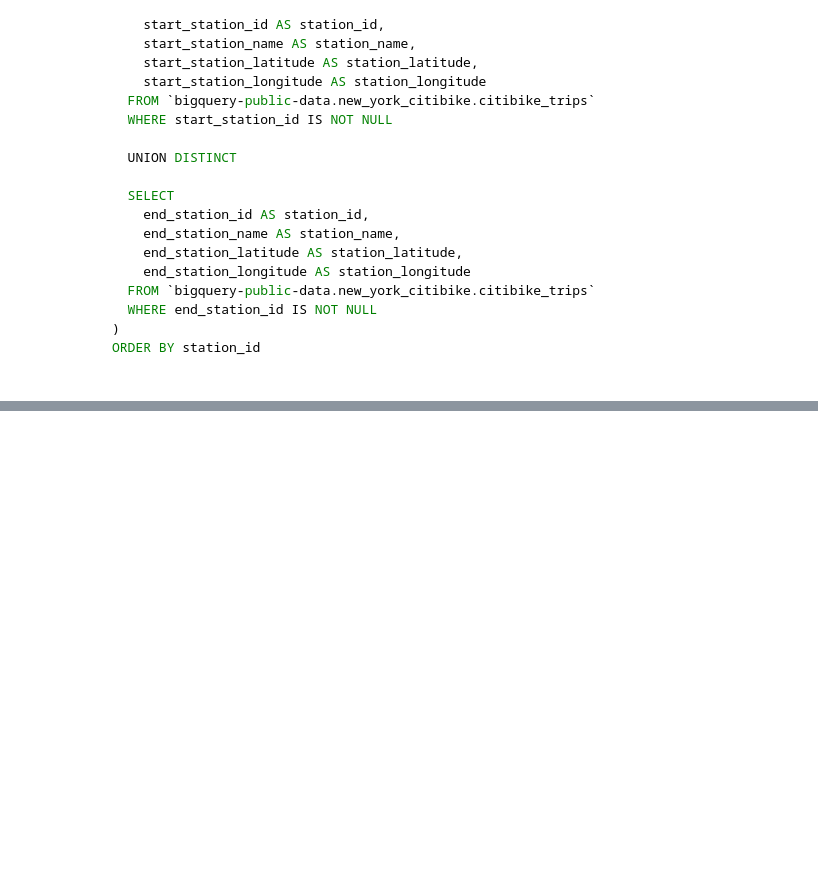
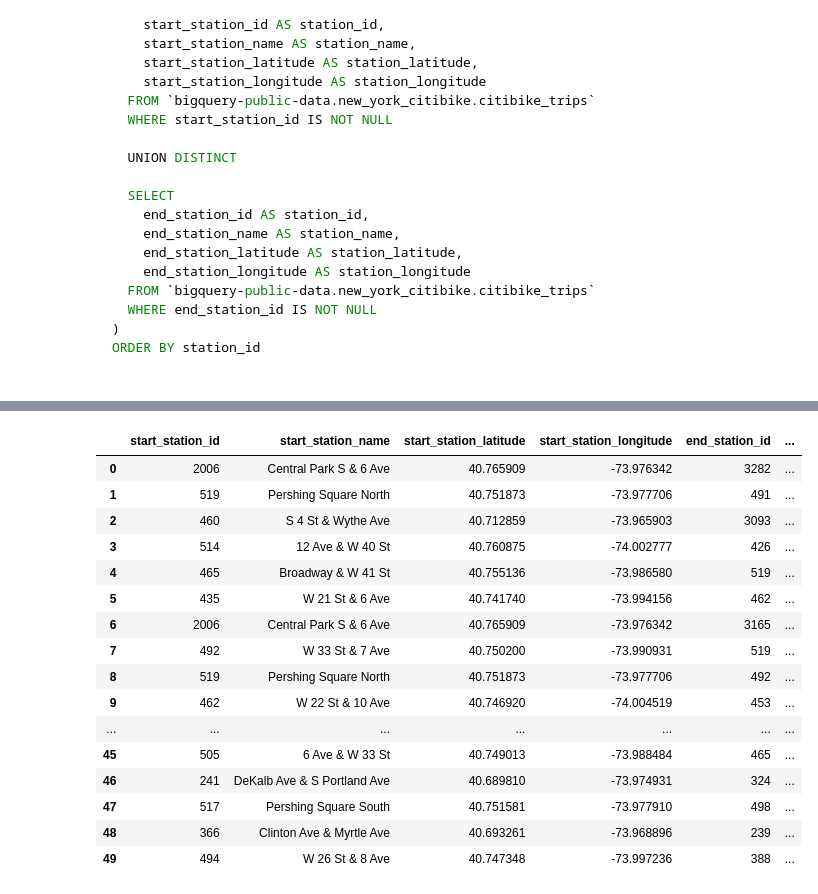
Before and after one commit to kinue00/data-ana-0, a Jupyter notebook: 2025-05-15.ipynb, the cells around one changed output, grey strips where cells are left out. Cells and saved outputs as stored; diff of their text form; code cells hidden in the pictures; blank space fills up the shorter version.

```diff
--- a/2025-05-15.ipynb
+++ b/2025-05-15.ipynb
@@ -204,0 +241,21 @@ Query job 7e697687-7af5-4525-b3f8-1a4eaa00f6c2 is DONE. 792 Bytes processed. Ope
+# %%
+df = pd.read_csv('./views/trip-2018-05-15.csv')
+df.head(50)
+# %% [output]
+|  | start_station_id | start_station_name | start_station_latitude | start_station_longitude | end_station_id | ... |
+| 0 | 2006 | Central Park S & 6 Ave | 40.765909 | -73.976342 | 3282 | ... |
+| 1 | 519 | Pershing Square North | 40.751873 | -73.977706 | 491 | ... |
+| 2 | 460 | S 4 St & Wythe Ave | 40.712859 | -73.965903 | 3093 | ... |
+| 3 | 514 | 12 Ave & W 40 St | 40.760875 | -74.002777 | 426 | ... |
+| 4 | 465 | Broadway & W 41 St | 40.755136 | -73.986580 | 519 | ... |
+| 5 | 435 | W 21 St & 6 Ave | 40.741740 | -73.994156 | 462 | ... |
+| 6 | 2006 | Central Park S & 6 Ave | 40.765909 | -73.976342 | 3165 | ... |
+| 7 | 492 | W 33 St & 7 Ave | 40.750200 | -73.990931 | 519 | ... |
+| 8 | 519 | Pershing Square North | 40.751873 | -73.977706 | 492 | ... |
+| 9 | 462 | W 22 St & 10 Ave | 40.746920 | -74.004519 | 453 | ... |
+| ... | ... | ... | ... | ... | ... | ... |
+| 45 | 505 | 6 Ave & W 33 St | 40.749013 | -73.988484 | 465 | ... |
+| 46 | 241 | DeKalb Ave & S Portland Ave | 40.689810 | -73.974931 | 324 | ... |
+| 47 | 517 | Pershing Square South | 40.751581 | -73.977910 | 498 | ... |
+| 48 | 366 | Clinton Ave & Myrtle Ave | 40.693261 | -73.968896 | 239 | ... |
+| 49 | 494 | W 26 St & 8 Ave | 40.747348 | -73.997236 | 388 | ... |
```
Also changed, not shown: parts of 8 cells of this notebook, 2 other files.
